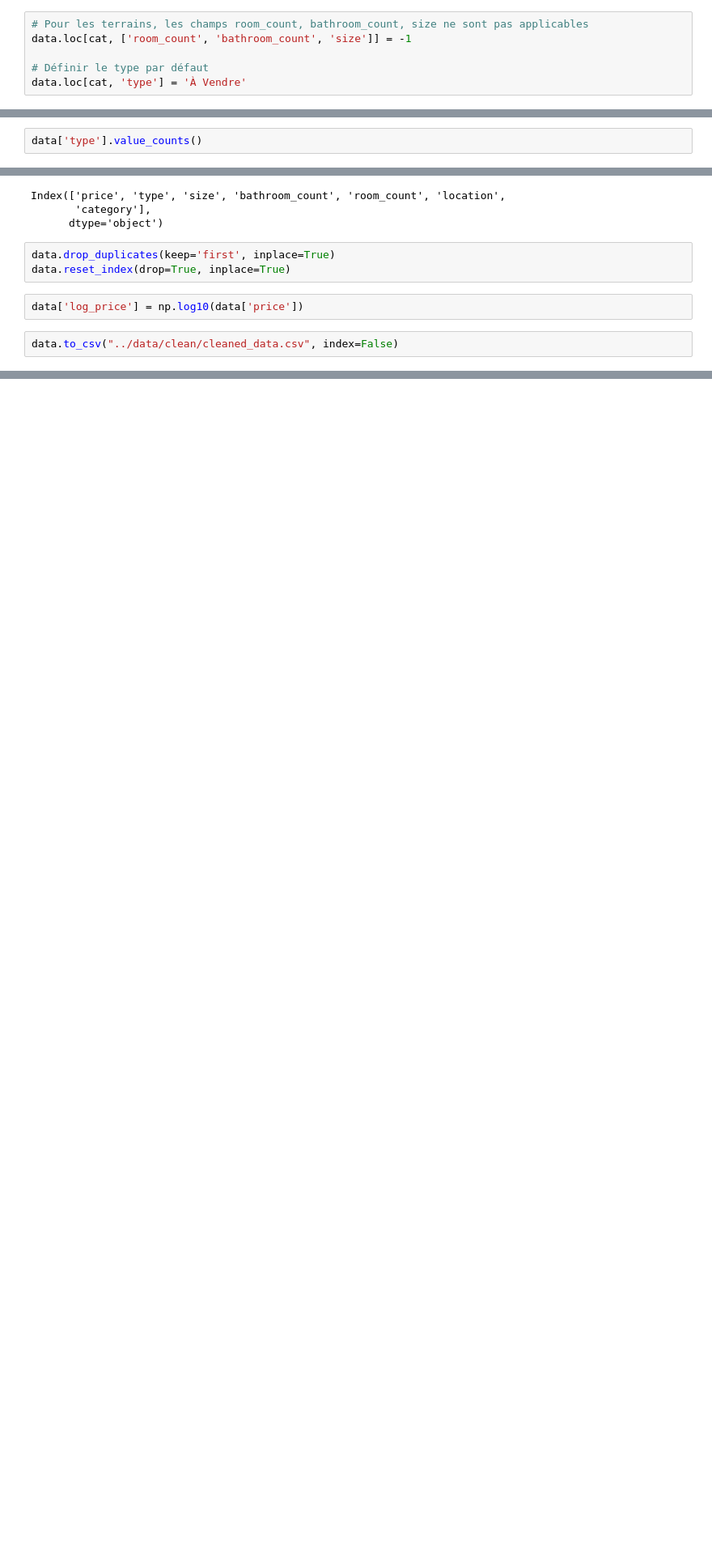
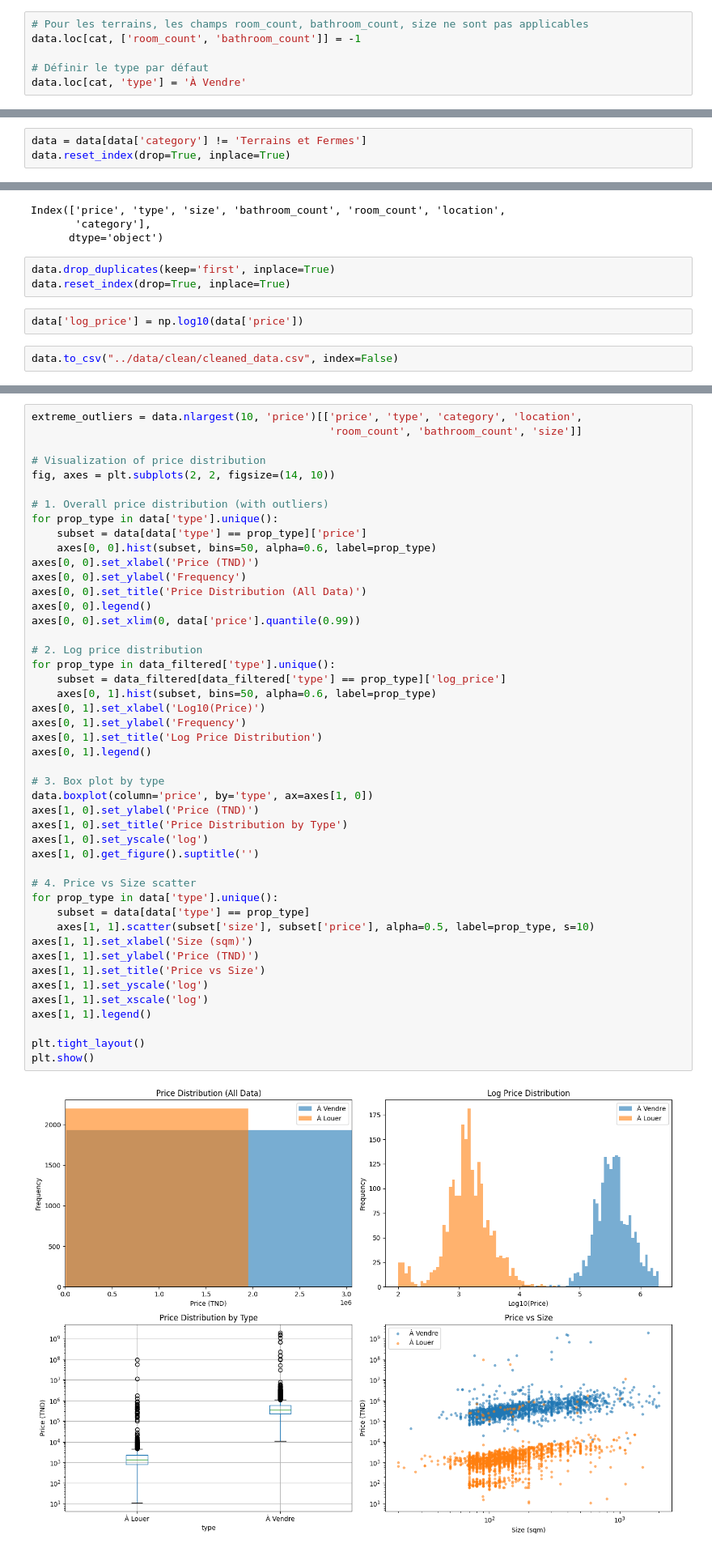
Before and after one commit to AyebFarah/HousePricing-BasedOnAI, a Jupyter notebook: preprocessing/cleaning.ipynb, the cells around one changed output, grey strips where cells are left out. Shown at 81% size. Drawn from its saved outputs; the diff is of its cells as text; blank space fills up the shorter version.

Commit message:
removed terrains

```diff
--- a/preprocessing/cleaning.ipynb
+++ b/preprocessing/cleaning.ipynb
@@ -165,7 +172,7 @@ Data columns (total 15 columns):
 55  Terrains et Fermes
 # %%
 # Pour les terrains, les champs room_count, bathroom_count, size ne sont pas applicables
-data.loc[cat, ['room_count', 'bathroom_count', 'size']] = -1
+data.loc[cat, ['room_count', 'bathroom_count']] = -1
 
 # Définir le type par défaut
 data.loc[cat, 'type'] = 'À Vendre'
@@ -172,2 +273,3 @@ data.loc[cat, 'type'] = 'À Vendre'
 # %%
-data['type'].value_counts()
+data = data[data['category'] != 'Terrains et Fermes']
+data.reset_index(drop=True, inplace=True)
@@ -514,0 +393,48 @@ array(['Appartements', 'Terrains et Fermes', 'Bureaux et Plateaux',
+# %%
+extreme_outliers = data.nlargest(10, 'price')[['price', 'type', 'category', 'location',
+                                               'room_count', 'bathroom_count', 'size']]
+
+# Visualization of price distribution
+fig, axes = plt.subplots(2, 2, figsize=(14, 10))
+
+# 1. Overall price distribution (with outliers)
+for prop_type in data['type'].unique():
+    subset = data[data['type'] == prop_type]['price']
+    axes[0, 0].hist(subset, bins=50, alpha=0.6, label=prop_type)
+axes[0, 0].set_xlabel('Price (TND)')
+axes[0, 0].set_ylabel('Frequency')
+axes[0, 0].set_title('Price Distribution (All Data)')
+axes[0, 0].legend()
+axes[0, 0].set_xlim(0, data['price'].quantile(0.99))
+
+# 2. Log price distribution
+for prop_type in data_filtered['type'].unique():
+    subset = data_filtered[data_filtered['type'] == prop_type]['log_price']
+    axes[0, 1].hist(subset, bins=50, alpha=0.6, label=prop_type)
+axes[0, 1].set_xlabel('Log10(Price)')
+axes[0, 1].set_ylabel('Frequency')
+axes[0, 1].set_title('Log Price Distribution')
+axes[0, 1].legend()
+
+# 3. Box plot by type
+data.boxplot(column='price', by='type', ax=axes[1, 0])
+axes[1, 0].set_ylabel('Price (TND)')
+axes[1, 0].set_title('Price Distribution by Type')
+axes[1, 0].set_yscale('log')
+axes[1, 0].get_figure().suptitle('')
+
+# 4. Price vs Size scatter
+for prop_type in data['type'].unique():
+    subset = data[data['type'] == prop_type]
+    axes[1, 1].scatter(subset['size'], subset['price'], alpha=0.5, label=prop_type, s=10)
+axes[1, 1].set_xlabel('Size (sqm)')
+axes[1, 1].set_ylabel('Price (TND)')
+axes[1, 1].set_title('Price vs Size')
+axes[1, 1].set_yscale('log')
+axes[1, 1].set_xscale('log')
+axes[1, 1].legend()
+
+plt.tight_layout()
+plt.show()
+# %% [output]
+[figure, added]
```
Also changed, not shown: parts of 20 cells of this notebook, 5 other files.
